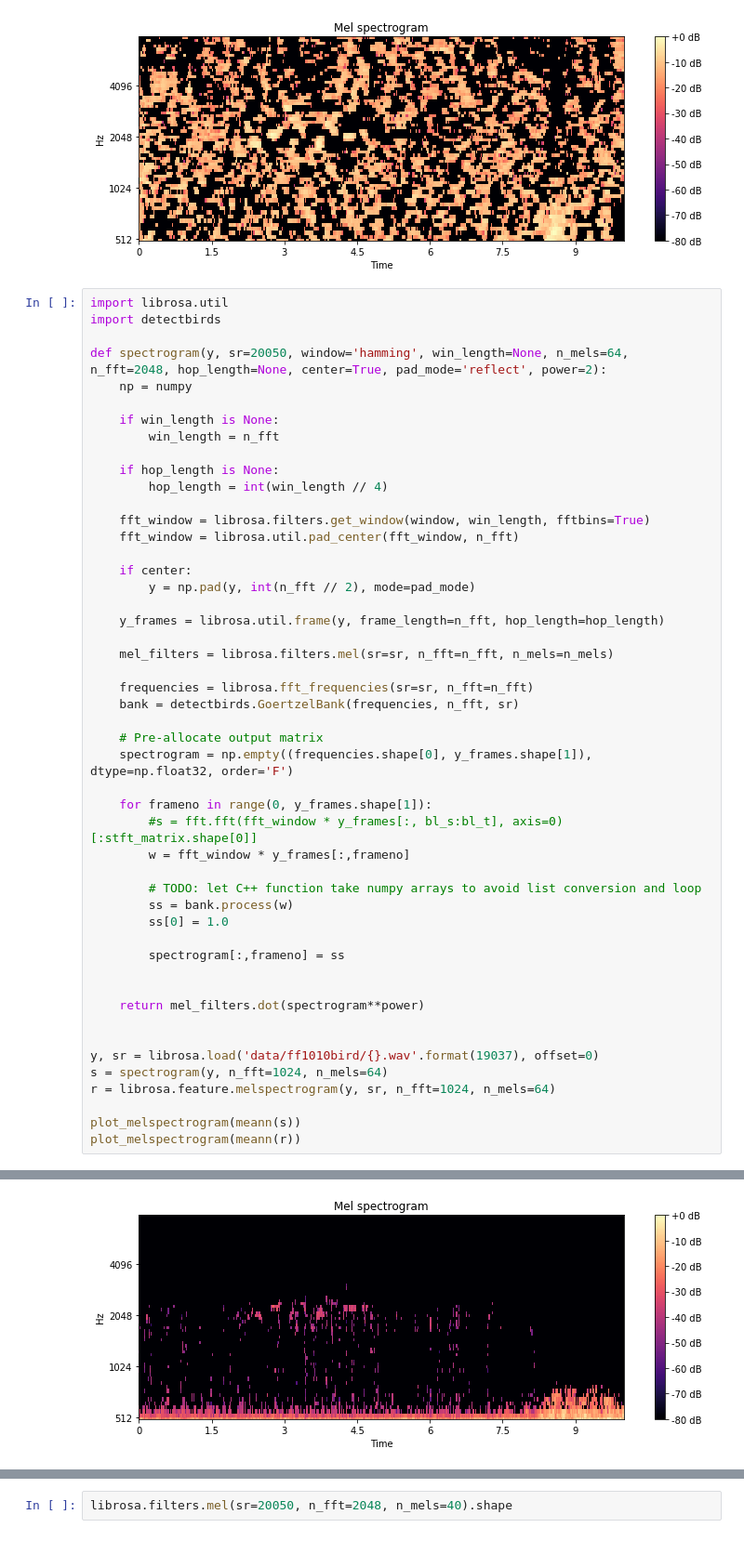
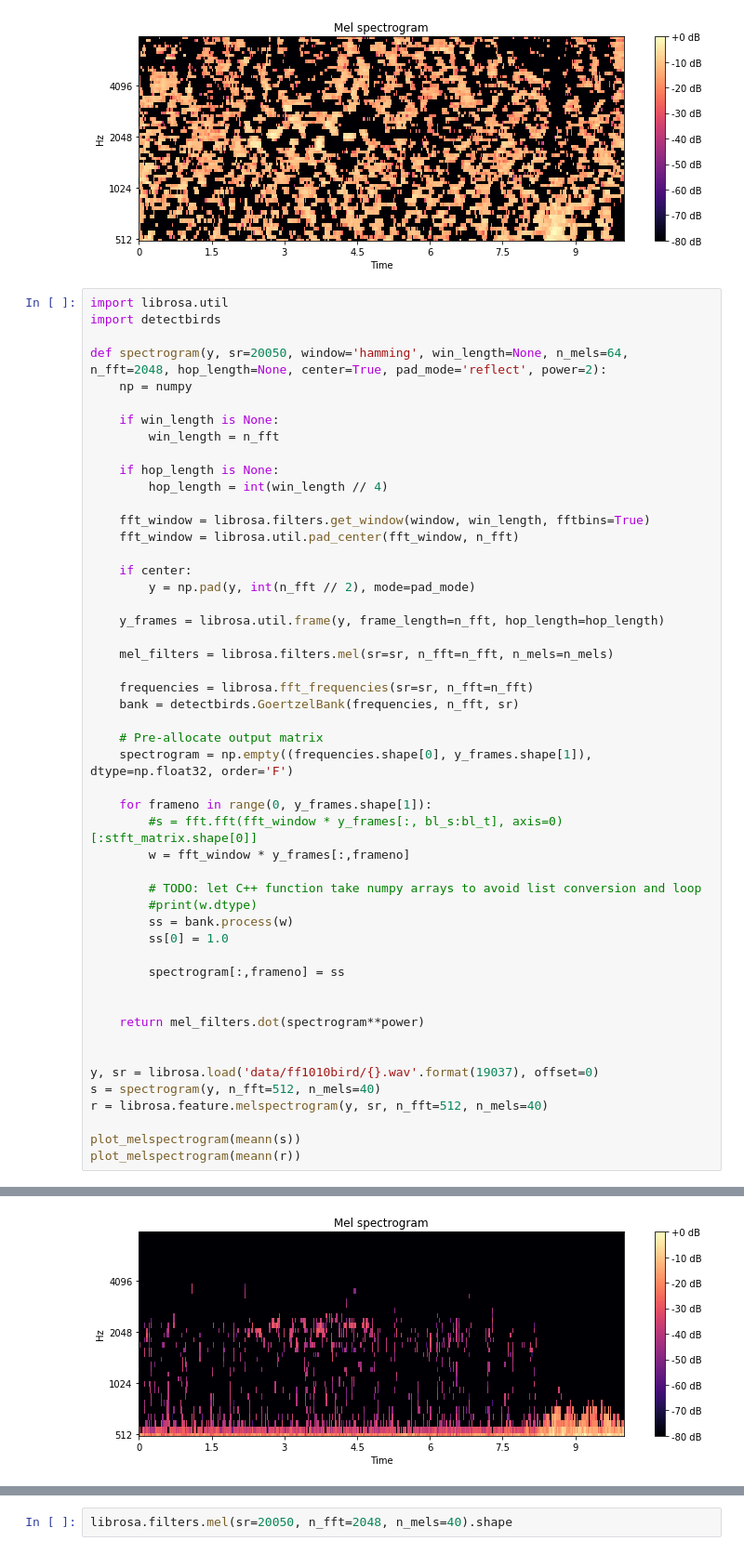
Before and after one commit to jonnor/datascience-master, a Jupyter notebook: dcase2018/Features.ipynb, the cells around one changed output, grey strips where cells are left out. Shown at 93% size. Saved outputs shown, nothing was run; the diff lists cells and outputs as text.

```diff
--- a/dcase2018/Features.ipynb
+++ b/dcase2018/Features.ipynb
@@ -133,6 +133,7 @@ def spectrogram(y, sr=20050, window='hamming', win_length=None, n_mels=64, n_fft
         w = fft_window * y_frames[:,frameno]
 
         # TODO: let C++ function take numpy arrays to avoid list conversion and loop
+        #print(w.dtype)
         ss = bank.process(w)
         ss[0] = 1.0
 
@@ -143,8 +144,8 @@ def spectrogram(y, sr=20050, window='hamming', win_length=None, n_mels=64, n_fft
 
 
 y, sr = librosa.load('data/ff1010bird/{}.wav'.format(19037), offset=0)
-s = spectrogram(y, n_fft=1024, n_mels=64)
-r = librosa.feature.melspectrogram(y, sr, n_fft=1024, n_mels=64)
+s = spectrogram(y, n_fft=512, n_mels=40)
+r = librosa.feature.melspectrogram(y, sr, n_fft=512, n_mels=40)
 
 plot_melspectrogram(meann(s))
 plot_melspectrogram(meann(r))
@@ -153 +154 @@ plot_melspectrogram(meann(r))
-[figure, old version]
+[figure, new version]
```
Also changed, not shown: parts of 7 cells of this notebook, 1 other file.
